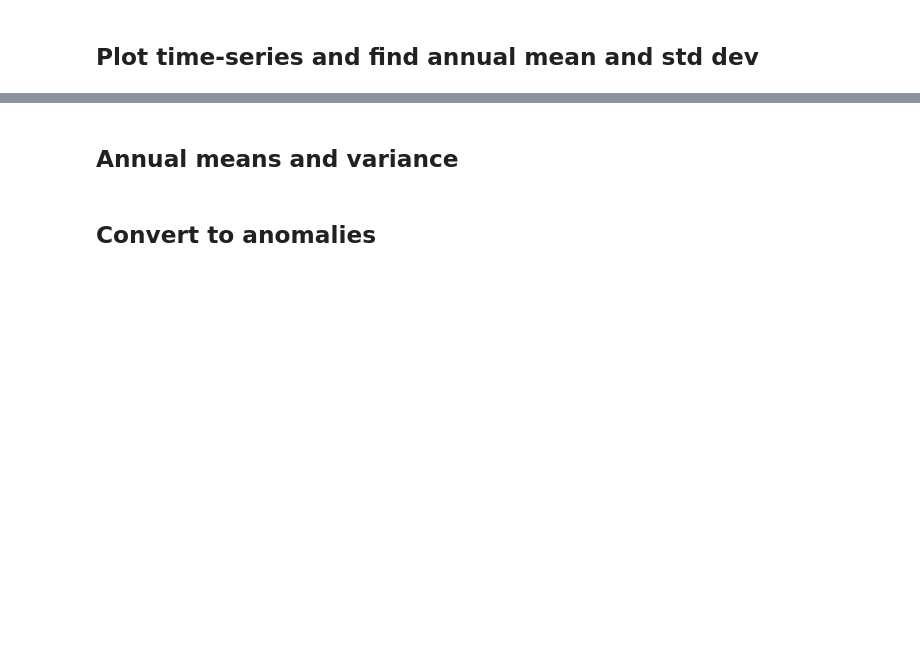
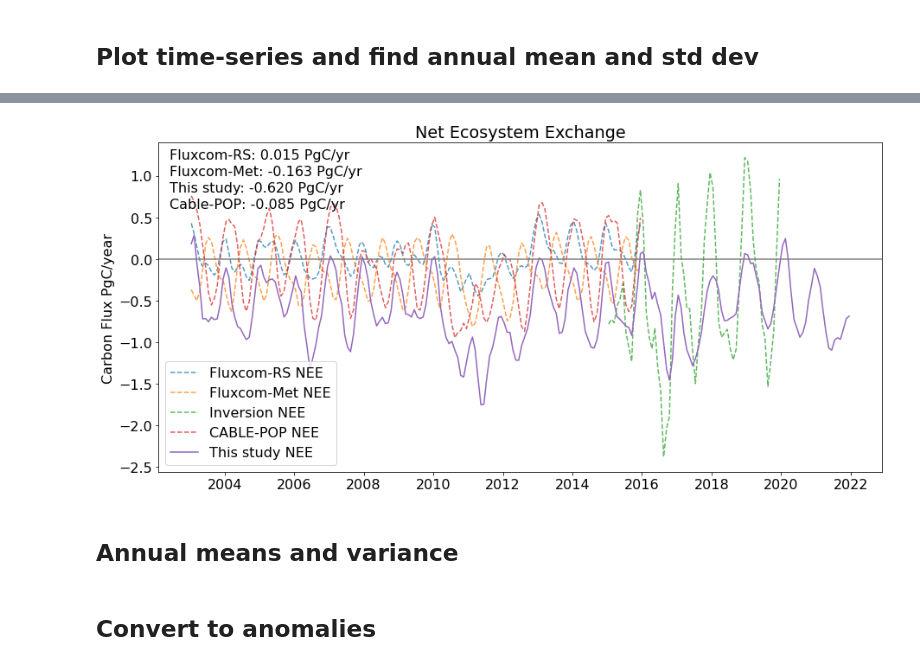
Before and after one commit to cbur24/NEE_modelling, a Jupyter notebook: 6a_Compare_products.ipynb, the cells around one changed output, grey strips where cells are left out. Cells and saved outputs as stored; diff of their text form; code cells hidden in the pictures; blank space fills up the shorter version.

```diff
--- a/6a_Compare_products.ipynb
+++ b/6a_Compare_products.ipynb
@@ -129,3 +134,3 @@ ds_fc = ds_fc*30 #/day to /month
 # %%
-post = xr_reproject(post, geobox=grid.compat, resampling='bilinear')
-cable = xr_reproject(cable, geobox=grid.compat, resampling='bilinear')
+# post = xr_reproject(post, geobox=grid.compat, resampling='nearest')
+# cable = xr_reproject(cable, geobox=grid.compat, resampling='bilinear')
@@ -178,11 +223,13 @@ if trim:
 # %%
 ds_1d = ds.sum(['x', 'y'])
-ds_1d_upper = ds_upper.sum(['x', 'y'])
-ds_1d_lower = ds_lower.sum(['x', 'y'])
+# ds_1d_upper = ds_upper.sum(['x', 'y'])
+# ds_1d_lower = ds_lower.sum(['x', 'y'])
 ds_fc_1d = ds_fc.sum(['x', 'y'])
+ds_fc_met_1d = ds_fc_met.sum(['x', 'y'])
 post_1d = post.sum(['x', 'y'])
-cable_1d = cable.sum(['x', 'y'])
+# cable_1d = cable.sum(['x', 'y'])
 cable_nee_1d = cable_nee.sum(['x', 'y'])
+cable_nee_pop_1d = cable_nee_pop.sum(['x', 'y'])
 # %%
 print(f'Mean of this study: {ds_1d.mean().values:.3f} PgC/yr')
 print(f'Std Dev of this study: {ds_1d.std().values:.3f} PgC/yr')
@@ -201,33 +274,47 @@ print(f'Std Dev of Cable-POP: {cable_nee_1d.std().values:.3f} PgC/yr')
 # %%
 fig, ax = plt.subplots(1,1, figsize=(15,7))
-ax.plot(ds_fc_1d.time.values, ds_fc_1d.rolling(time=3, min_periods=1).mean(), linestyle='--', label='Fluxcom '+var, alpha=0.75)
+ax.plot(ds_fc_1d.time.values, ds_fc_1d.rolling(time=3, min_periods=1).mean(), linestyle='--', label='Fluxcom-RS '+var, alpha=0.75)
+ax.plot(ds_fc_met_1d.time.values, ds_fc_met_1d.rolling(time=3, min_periods=1).mean(), linestyle='--', label='Fluxcom-Met '+var, alpha=0.75)
 # ax.plot(modis_gpp_1D.time.values, modis_gpp_1D, linestyle='--', label='MODIS '+var, alpha=0.75)
 # ax.plot(gosif_gpp_1D.time.values, gosif_gpp_1D, linestyle='--', label='GOSIF '+var, alpha=0.75)
-# ax.plot(post_1d.time.values, post_1d.rolling(time=3, min_periods=1).mean(), linestyle='--', label='Inversion '+var, alpha=0.75)
+ax.plot(post_1d.time.values, post_1d.rolling(time=3, min_periods=1).mean(), linestyle='--', label='Inversion '+var, alpha=0.75)
 # ax.plot(cable_1d.time.values, cable_1d.rolling(time=3, min_periods=1).mean(), linestyle='--', label='CABLE '+var, alpha=0.75)
-ax.plot(cable_nee_1d.time.values, cable_nee_1d.rolling(time=3, min_periods=1).mean(), linestyle='--', label='CABLE-POP '+var, alpha=0.75)
+# ax.plot(cable_nee_1d.time.values, cable_nee_1d.rolling(time=3, min_periods=1).mean(), linestyle='--', label='CABLE-GW '+var, alpha=0.75)
+ax.plot(cable_nee_pop_1d.time.values, cable_nee_pop_1d.rolling(time=3, min_periods=1).mean(), linestyle='--', label='CABLE-POP '+var, alpha=0.75)
+ax.plot(ds_1d.time.values, ds_1d.rolling(time=3, min_periods=1).mean(),  label='This study '+var)
 
-ax.plot(ds_1d.time.values, ds_1d.rolling(time=3, min_periods=1).mean(),  label='This study '+var)
 # ax.plot(ds_1d_upper.time.values, ds_1d_upper.rolling(time=3, min_periods=1).mean(),  label='This study upper '+var)
 # ax.plot(ds_1d_lower.time.values, ds_1d_lower.rolling(time=3, min_periods=1).mean(),  label='This study lower '+var)
 
 plt.axhline(0, c='grey')
 ax.legend(loc='lower left')
 ax.set_ylabel('Carbon Flux PgC/year');
-ax.text(.015, .95, f'Fluxcom: {ds_fc_1d.mean().values:.3f} PgC/yr',
+ax.text(.015, .95, f'Fluxcom-RS: {ds_fc_1d.mean().values:.3f} PgC/yr',
         transform=ax.transAxes)
-ax.text(.015, .90, f'Inversion: {post_1d.mean().values:.3f} PgC/yr',
+
+ax.text(.015, .90, f'Fluxcom-Met: {ds_fc_met_1d.mean().values:.3f} PgC/yr',
         transform=ax.transAxes)
+
+# ax.text(.015, .90, f'Inversion: {post_1d.mean().values:.3f} PgC/yr',
+#         transform=ax.transAxes)
+
 # ax.text(.015, .85, f'Cable: {cable_1d.mean().values:.3f} PgC/yr',
 #         transform=ax.transAxes)
+
 ax.text(.015, .85, f'This study: {ds_1d.mean().values:.3f} PgC/yr',
         transform=ax.transAxes);
-ax.text(.015, .80, f'Cable-POP: {cable_nee_1d.mean().values:.3f} PgC/yr',
+
+# ax.text(.015, .80, f'Cable-GW: {cable_nee_1d.mean().values:.3f} PgC/yr',
+#         transform=ax.transAxes)
+
+ax.text(.015, .80, f'Cable-POP: {cable_nee_pop_1d.mean().values:.3f} PgC/yr',
         transform=ax.transAxes)
 
 plt.title('Net Ecosystem Exchange');
 # ax.set_xlim([datetime.date(2015, 1, 1), datetime.date(2019, 12, 31)])
 # ax.set_ylim(-2.5, 2.5)
+# %% [output]
+[figure, added]
 # %% [markdown]
 ## Annual means and variance
 # %%
```
Also changed, not shown: parts of 28 cells of this notebook, 36 other files.
